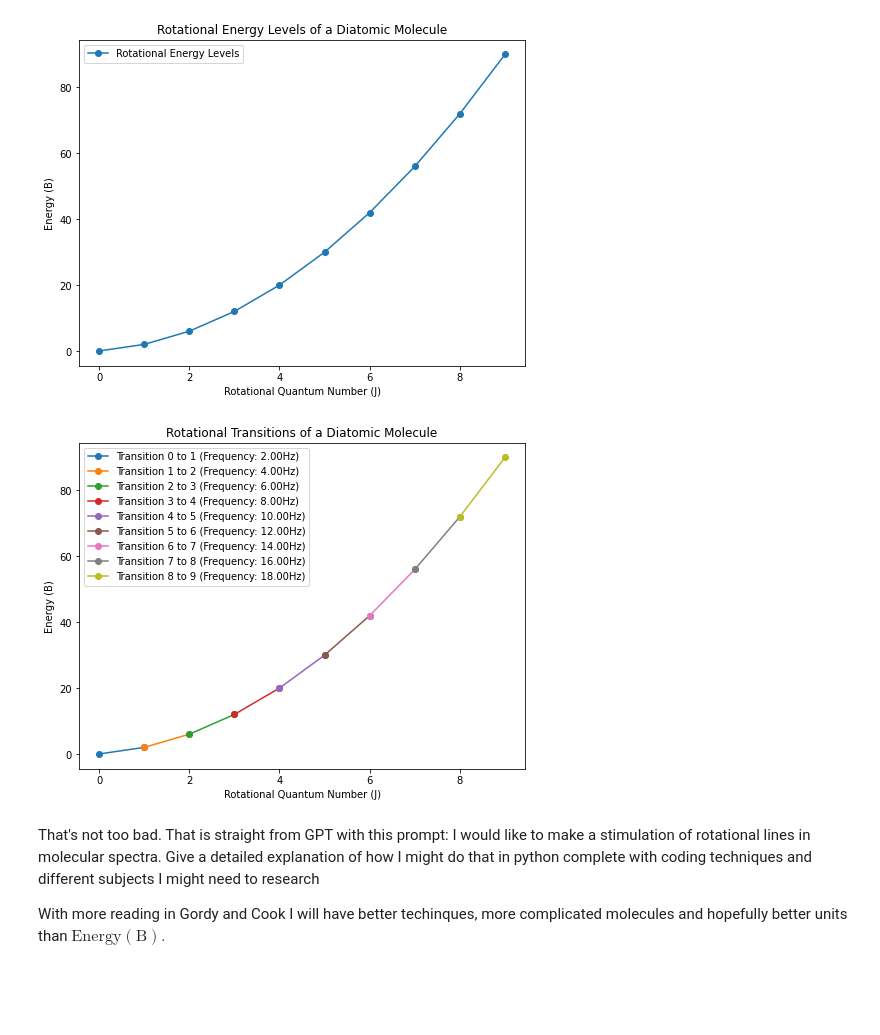
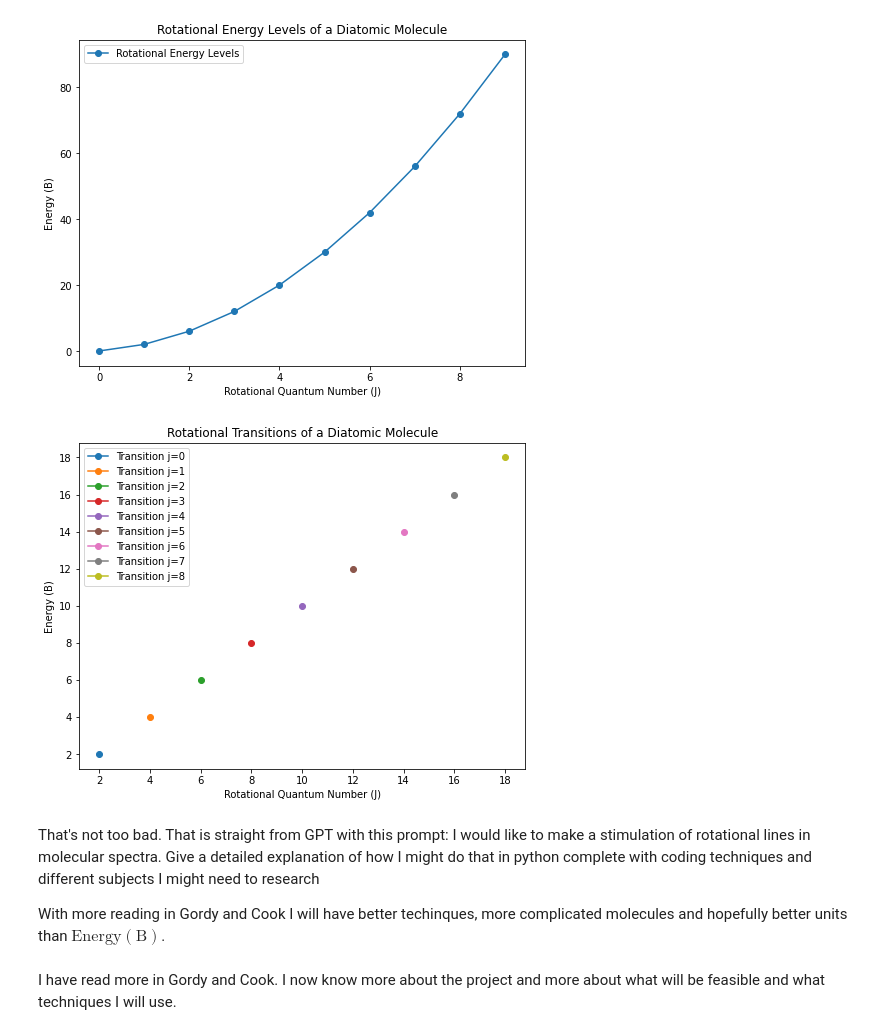
Before and after one commit to elane001/Project-Spectra-129AL-, a Jupyter notebook: Project Spectra scratch.ipynb, the cells around one changed output. Drawn from its saved outputs; the diff is of its cells as text; code cells hidden in the pictures; blank space fills up the shorter version.

```diff
--- a/Project Spectra scratch.ipynb
+++ b/Project Spectra scratch.ipynb
@@ -1,6 +7,7 @@
 # %%
 import numpy as np
 import matplotlib.pyplot as plt
+from matplotlib.colors import LogNorm
 
 # Constants
 B = 1.0  # Rotational constant (adjust as needed)
@@ -12,37 +19,39 @@ def rotational_energy(J):
 # Function to calculate transition frequencies
 def transition_frequency(J_i, J_f):
     return B * (J_f * (J_f + 1) - J_i * (J_i + 1))
 
 # Simulate rotational lines
 J_values = np.arange(0, 10, 1)  # Rotational quantum numbers
 energies = rotational_energy(J_values)
 
 # Plot energy levels
 plt.figure(figsize=(8, 6))
 plt.plot(J_values, energies, marker='o', linestyle='-', label='Rotational Energy Levels')
 plt.xlabel('Rotational Quantum Number (J)')
 plt.ylabel('Energy (B)')
 plt.title('Rotational Energy Levels of a Diatomic Molecule')
 plt.legend()
 plt.show()
 
 # Plot rotational transitions
 plt.figure(figsize=(8, 6))
 for J_i in J_values[:-1]:
     J_f = J_i + 1
     freq = transition_frequency(J_i, J_f)
-    plt.plot([J_i, J_f], [rotational_energy(J_i), rotational_energy(J_f)], marker='o', linestyle='-', label=f'Transition {J_i} to {J_f} (Frequency: {freq:.2f}Hz)')
+    plt.plot(freq, rotational_energy(J_f)-rotational_energy(J_i), marker='o', linestyle='-', label=f'Transition j={J_i}')
 
 plt.xlabel('Rotational Quantum Number (J)')
 plt.ylabel('Energy (B)')
 plt.title('Rotational Transitions of a Diatomic Molecule')
 plt.legend()
 plt.show()
 # %% [output]
 [figure]
-[figure, old version]
+[figure, new version]
 # %% [markdown]
 That's not too bad. That is straight from GPT with this prompt:
 I would like to make a stimulation of rotational lines in molecular spectra. Give a detailed explanation of how I might do that in python complete with coding techniques and different subjects I might need to research
 
 With more reading in Gordy and Cook I will have better techinques, more complicated molecules and hopefully better units than $\text{Energy} (\text{B})$.
+# %% [markdown]
+I have read more in Gordy and Cook. I now know more about the project and more about what will be feasible and what techniques I will use.
```
Also changed, not shown: parts of 14 cells of this notebook, 8 other files.
